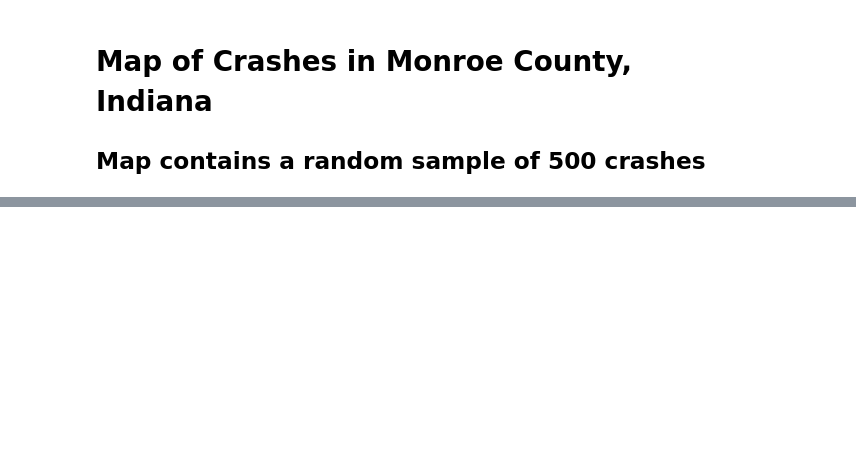
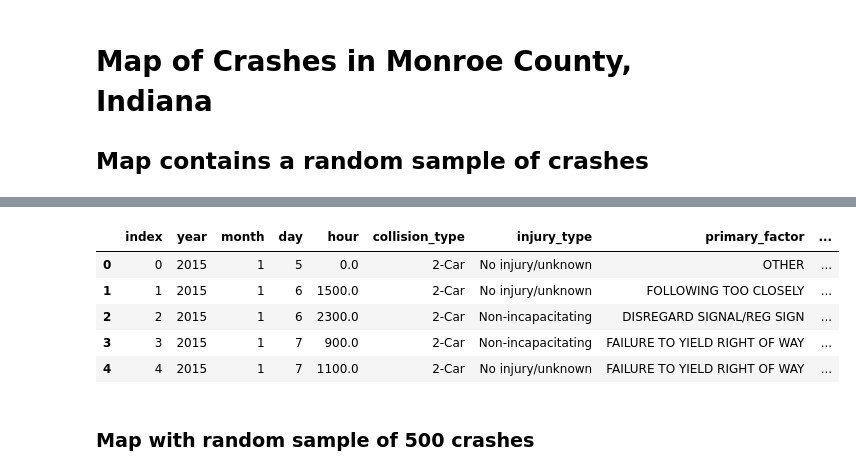
Before and after one commit to martabaker/ds-project-1-group-11, a Jupyter notebook: Map/Crash Map.ipynb, the cells around one changed output, grey strips where cells are left out. Cells and saved outputs as stored; diff of their text form; code cells hidden in the pictures; blank space fills up the shorter version.

```diff
--- a/Map/Crash Map.ipynb
+++ b/Map/Crash Map.ipynb
@@ -1,6 +1,6 @@
 # %% [markdown]
 # Map of Crashes in Monroe County, Indiana
-## Map contains a random sample of 500 crashes
+## Map contains a random sample of crashes
 # %%
 # Import the required libraries
 import hvplot.pandas
@@ -13,3 +13,18 @@ warnings.filterwarnings("ignore")
 [interactive output not drawn]
 [interactive output not drawn]
 [interactive output not drawn]
+# %%
+# Read in the cleaned data
+df = pd.read_csv("../Data/cleaned_car_crash_data.csv")
+
+# Display first 5 rows
+df.head()
+# %% [output]
+|  | index | year | month | day | hour | collision_type | injury_type | primary_factor | ... |
+| 0 | 0 | 2015 | 1 | 5 | 0.0 | 2-Car | No injury/unknown | OTHER | ... |
+| 1 | 1 | 2015 | 1 | 6 | 1500.0 | 2-Car | No injury/unknown | FOLLOWING TOO CLOSELY | ... |
+| 2 | 2 | 2015 | 1 | 6 | 2300.0 | 2-Car | Non-incapacitating | DISREGARD SIGNAL/REG SIGN | ... |
+| 3 | 3 | 2015 | 1 | 7 | 900.0 | 2-Car | Non-incapacitating | FAILURE TO YIELD RIGHT OF WAY | ... |
+| 4 | 4 | 2015 | 1 | 7 | 1100.0 | 2-Car | No injury/unknown | FAILURE TO YIELD RIGHT OF WAY | ... |
+# %% [markdown]
+### Map with random sample of 500 crashes
```
Also changed, not shown: parts of 7 cells of this notebook.
